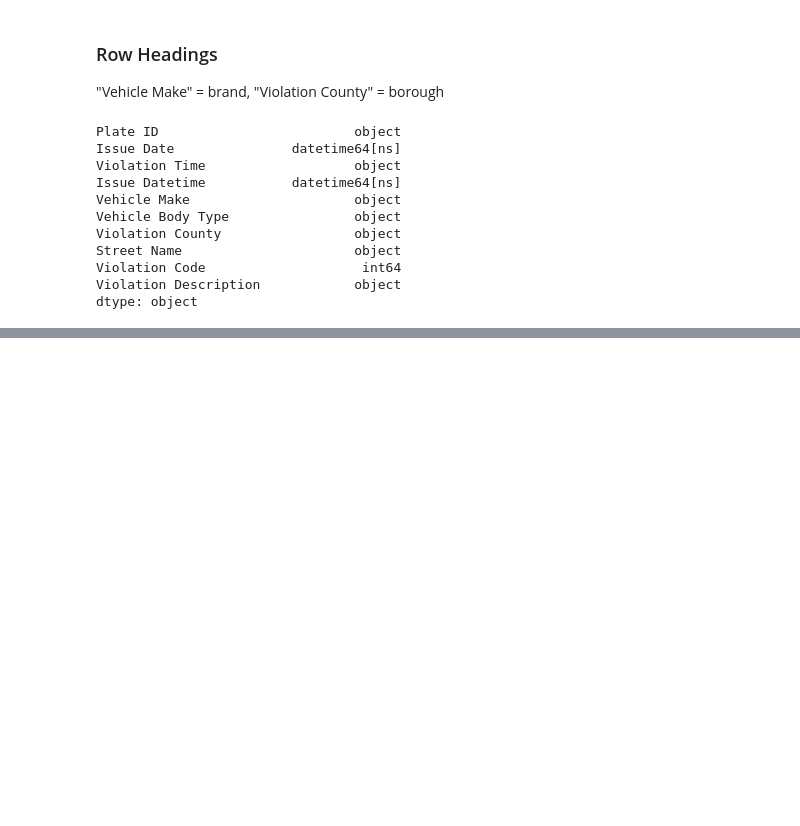
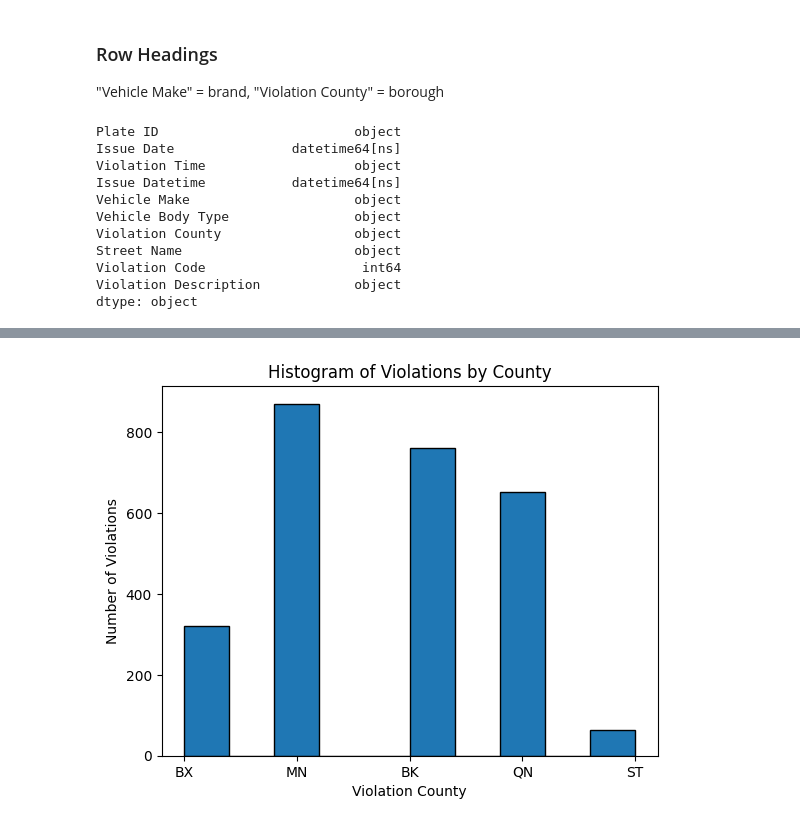
Before and after one commit to CreativePenguin/cse487, a Jupyter notebook: Assignment1.ipynb, the cells around one changed output, grey strips where cells are left out. Drawn from its saved outputs; the diff is of its cells as text; code cells hidden in the pictures; blank space fills up the shorter version.

```diff
--- a/Assignment1.ipynb
+++ b/Assignment1.ipynb
@@ -98,0 +150,16 @@ display(df['Violation County'].value_counts())
+# %%
+# graph boroughs where each violation committed
+
+#plotting
+plt.figure()
+plt.hist(df['Violation County'],  edgecolor='black')
+
+plt.title('Histogram of Violations by County')
+plt.xlabel('Violation County')
+plt.ylabel('Number of Violations')
+plt.show()
+
+# We used the Histogram to find the violation occured in all the boroughs.
+# We can see Manhattan with the most number of violations.
+# %% [output]
+[figure, added]
```
Also changed, not shown: parts of 10 cells of this notebook.
